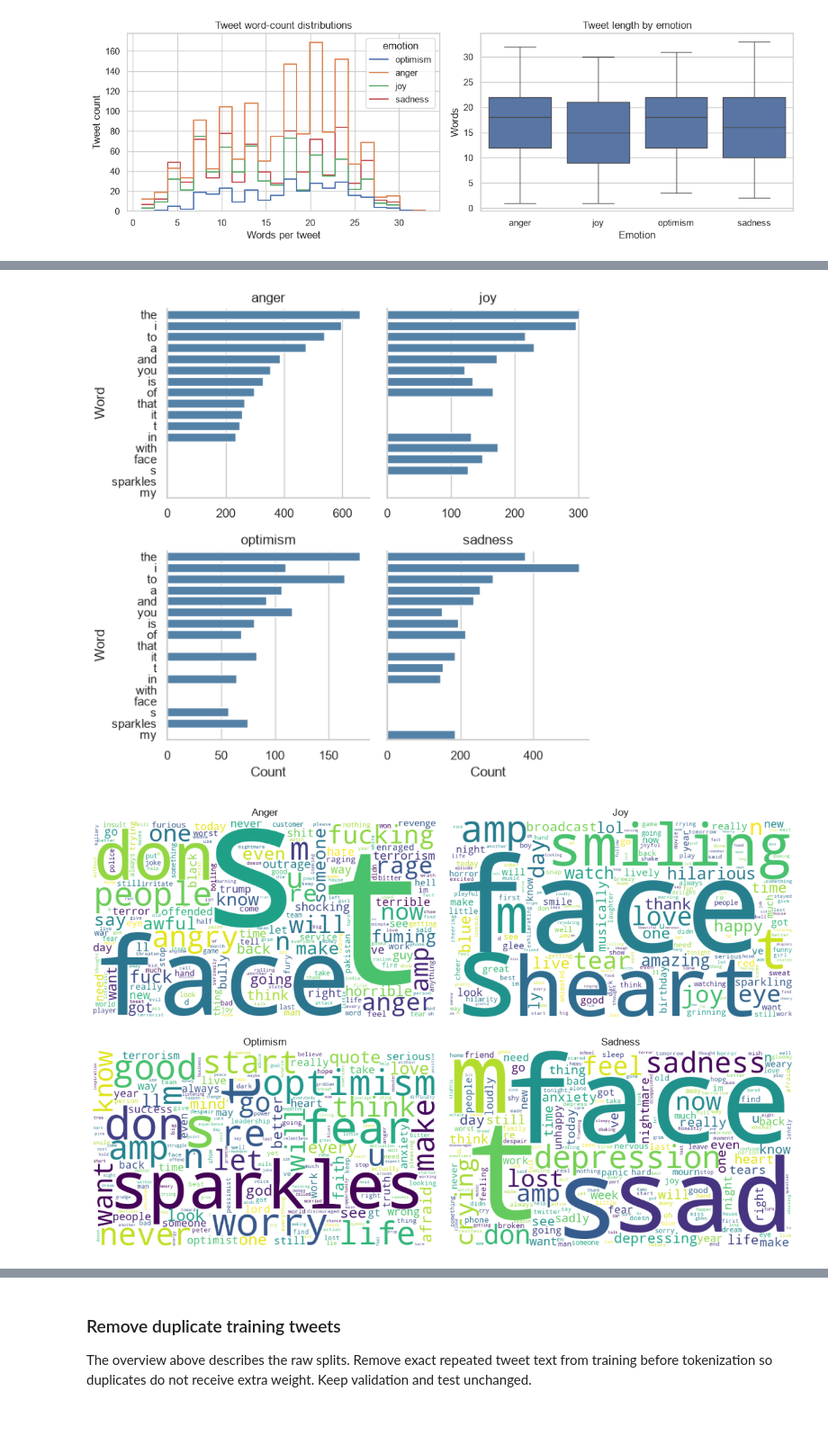
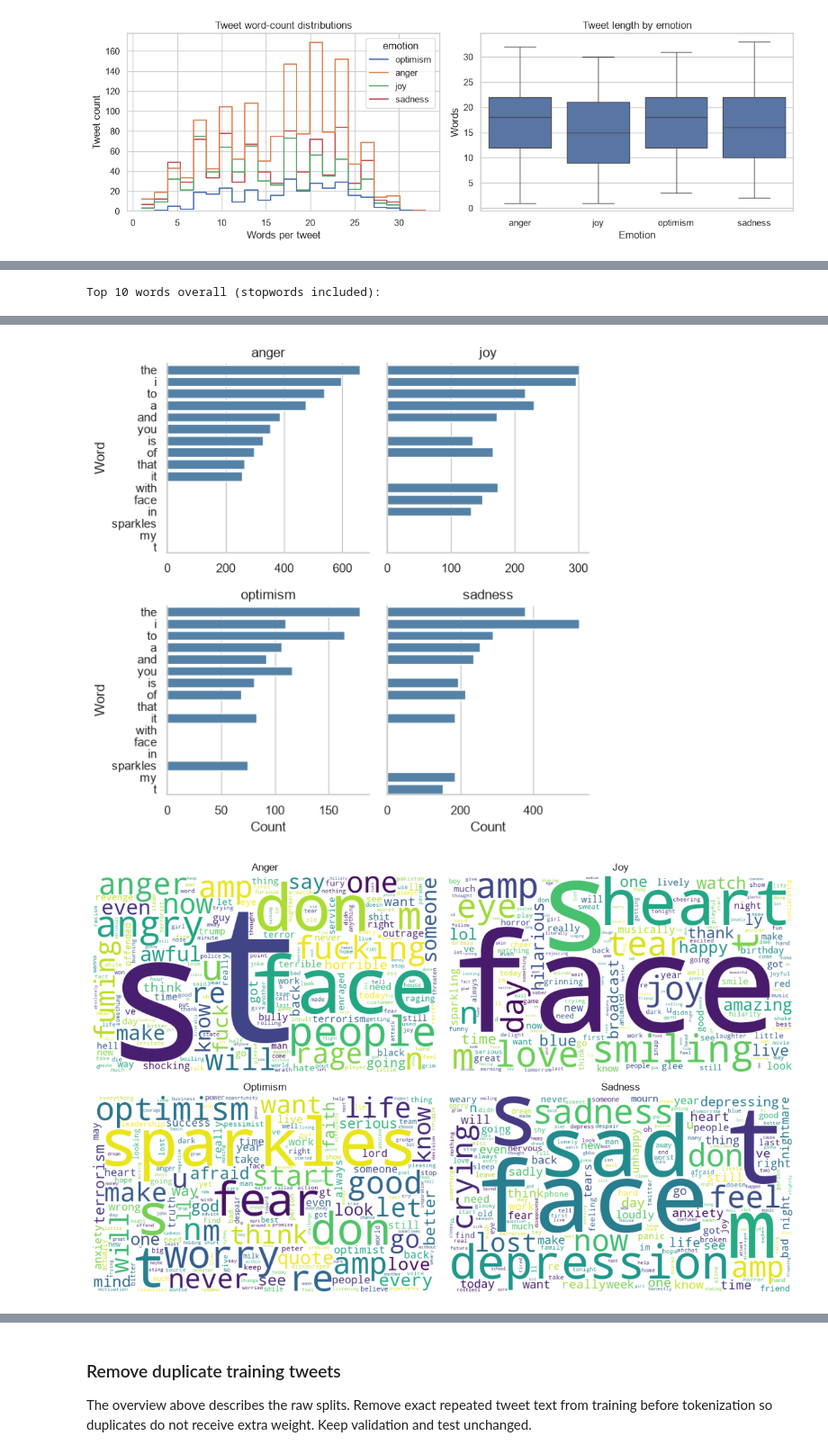
Before and after one commit to Panhawornd/NLP-Project, a Jupyter notebook: TED-NLP.ipynb, the cells around one changed output, grey strips where cells are left out. Shown at 90% size. Saved outputs shown, nothing was run; the diff lists cells and outputs as text; code cells hidden in the pictures; blank space fills up the shorter version.

```diff
--- a/TED-NLP.ipynb
+++ b/TED-NLP.ipynb
@@ -160,6 +160,7 @@ Frequencies below are calculated from training tweets only. The light cleanup re
 # %%
 import re
 from collections import Counter
+from wordcloud import WordCloud
 
 def words_for_eda(text):
     text = emoji.demojize(str(text).lower())
@@ -167,36 +168,54 @@ def words_for_eda(text):
     text = re.sub(r"#(\w+)", r"\1", text)
     return re.findall(r"[a-z]+", text)
 
-word_counts = Counter(word for tweet in train_df["text"] for word in words_for_eda(tweet))
-display(pd.DataFrame(word_counts.most_common(20), columns=["word", "count"]))
 
-# Top words for each emotion.
+# The table and bars count all extracted words, including stopwords.
+word_counts = Counter(
+    word for tweet in train_df["text"] for word in words_for_eda(tweet)
+)
+print("Top 10 words overall (stopwords included):")
+display(pd.DataFrame(word_counts.most_common(10), columns=["word", "count"]))
+
+# Top words for each emotion, also including stopwords.
 top_words = []
 for emotion in label_names:
-    words = Counter(word for tweet in train_df.loc[train_df["emotion"].eq(emotion), "text"]
-                    for word in words_for_eda(tweet))
-    top_words.extend({"emotion": emotion, "word": word, "count": count}
-                     for word, count in words.most_common(12))
+    emotion_counts = Counter(
+        word
+        for tweet in train_df.loc[train_df["emotion"].eq(emotion), "text"]
+        for word in words_for_eda(tweet)
+    )
+    top_words.extend(
+        {"emotion": emotion, "word": word, "count": count}
+        for word, count in emotion_counts.most_common(10)
+    )
 top_words = pd.DataFrame(top_words)
-grid = sns.catplot(data=top_words, x="count", y="word", col="emotion", col_order=label_names,
-                   col_wrap=2, kind="bar", sharex=False, height=3.2, color="steelblue")
+grid = sns.catplot(
+    data=top_words, x="count", y="word", col="emotion",
+    col_order=label_names, col_wrap=2, kind="bar", sharex=False,
+    height=3.2, color="steelblue",
+)
 grid.set_titles("{col_name}")
 grid.set_axis_labels("Count", "Word")
 plt.show()
 
-from wordcloud import WordCloud
-
+# WordCloud filters its default stopword list.
 fig, axes = plt.subplots(2, 2, figsize=(12, 8))
 for ax, emotion in zip(axes.flat, label_names):
-    text = " ".join(word for tweet in train_df.loc[train_df["emotion"].eq(emotion), "text"]
-                    for word in words_for_eda(tweet))
-    ax.imshow(WordCloud(width=700, height=400, background_color="white",
-                        collocations=False).generate(text))
+    text = " ".join(
+        word
+        for tweet in train_df.loc[train_df["emotion"].eq(emotion), "text"]
+        for word in words_for_eda(tweet)
+    )
+    ax.imshow(WordCloud(
+        width=700, height=400, background_color="white",
+        collocations=False,
+    ).generate(text))
     ax.set_title(emotion.title())
     ax.axis("off")
-plt.tight_layout()
+plt.tight_layout(rect=[0, 0, 1, 0.96])
 plt.show()
 # %% [output]
+Top 10 words overall (stopwords included):
 |  | word | count |
 | 0 | i | 1529 |
 | 1 | the | 1517 |
@@ -217,5 +230,5 @@ plt.show()
-[figure, old version]
+[figure, new version]
-[figure, old version]
+[figure, new version]
 # %% [markdown]
 ## 3. Clean, normalize, tokenize, and lemmatize
 
```
Also changed, not shown: parts of 4 cells of this notebook.
